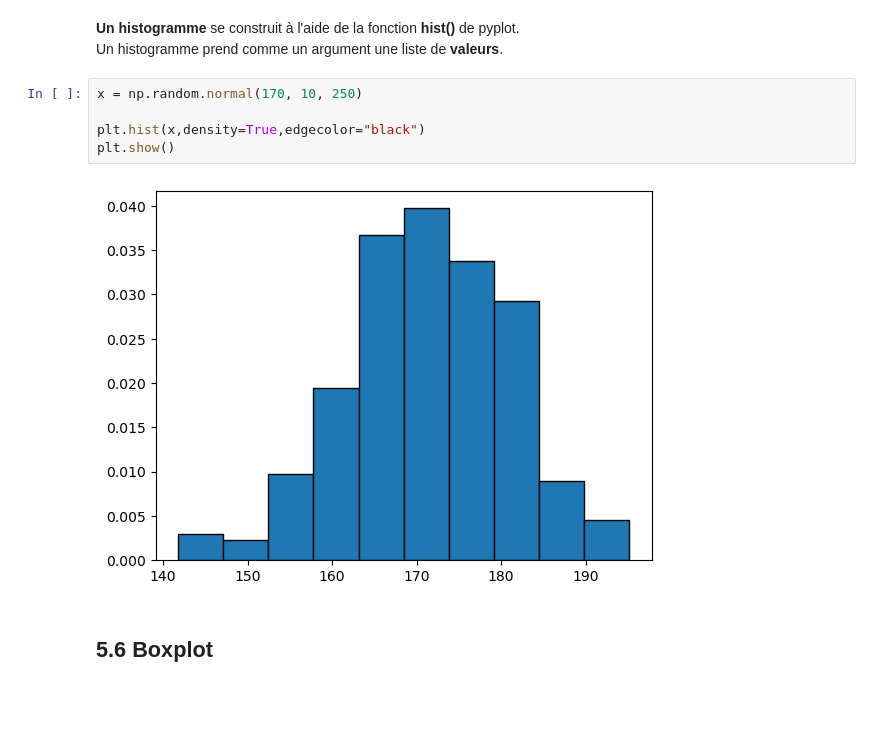
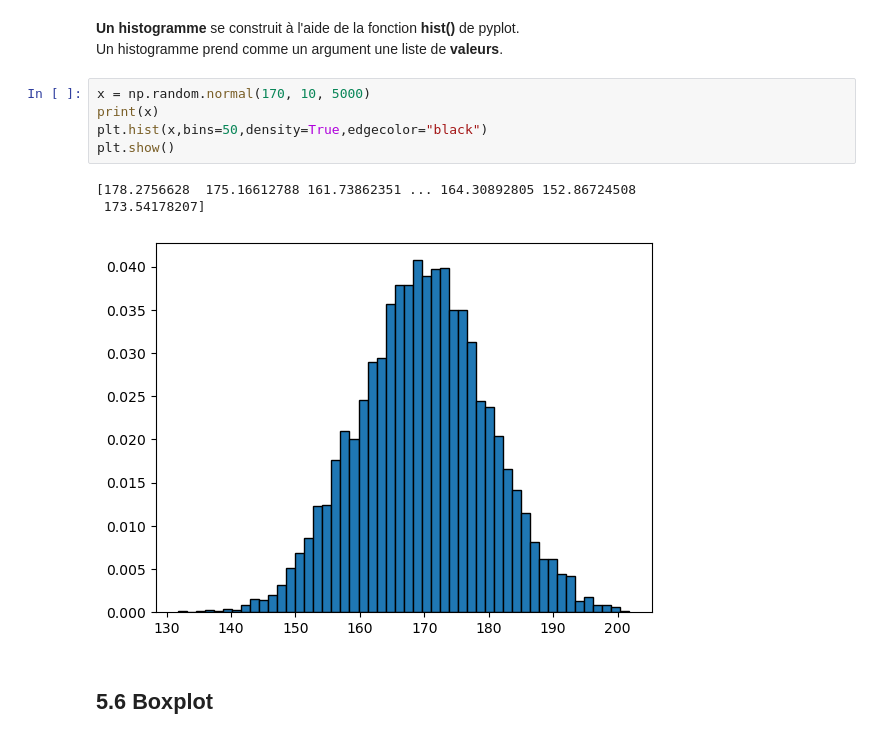
Before and after one commit to Flamanjaune/Tutoriel-Python, a Jupyter notebook: tutoriel_python_5.ipynb, the cells around one changed output. Saved outputs shown, nothing was run; the diff lists cells and outputs as text; blank space fills up the shorter version.

```diff
--- a/tutoriel_python_5.ipynb
+++ b/tutoriel_python_5.ipynb
@@ -85,12 +85,14 @@ plt.show()
 <br>
 Un histogramme prend comme un argument une liste de **valeurs**.
 # %%
-x = np.random.normal(170, 10, 250)
-
-plt.hist(x,density=True,edgecolor="black")
+x = np.random.normal(170, 10, 5000)
+print(x)
+plt.hist(x,bins=50,density=True,edgecolor="black")
 plt.show()
 # %% [output]
+[178.2756628  175.16612788 161.73862351 ... 164.30892805 152.86724508
+ 173.54178207]
-[figure, old version]
+[figure, new version]
 # %% [markdown]
 ## 5.6 Boxplot
 # %% [markdown]
```
Also changed, not shown: parts of 2 cells of this notebook, 1 other file.
